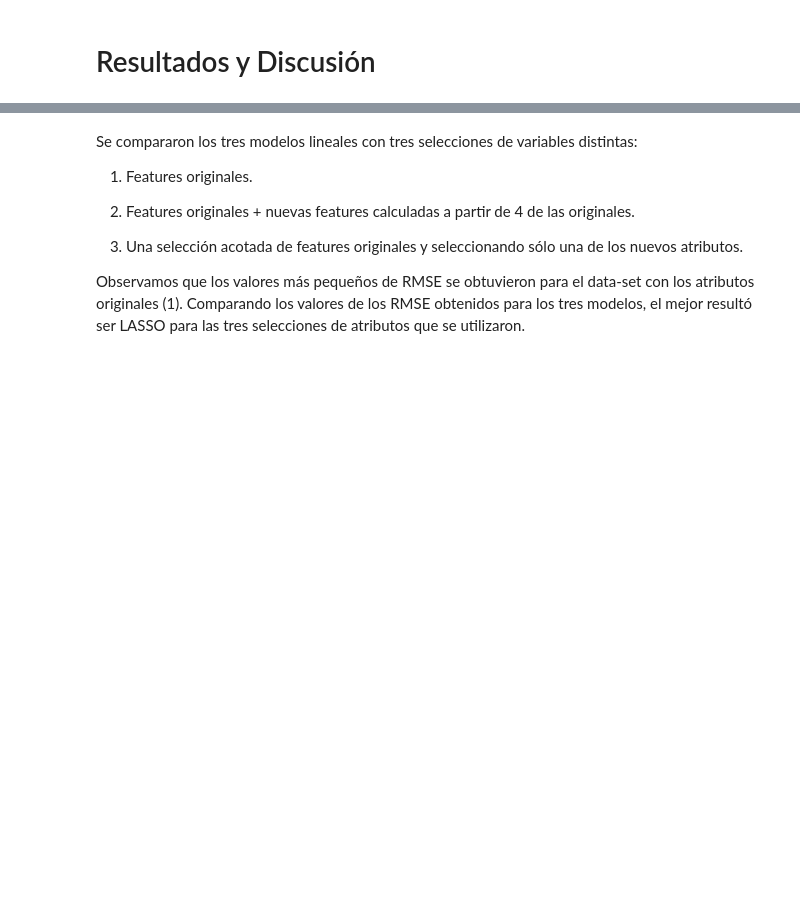
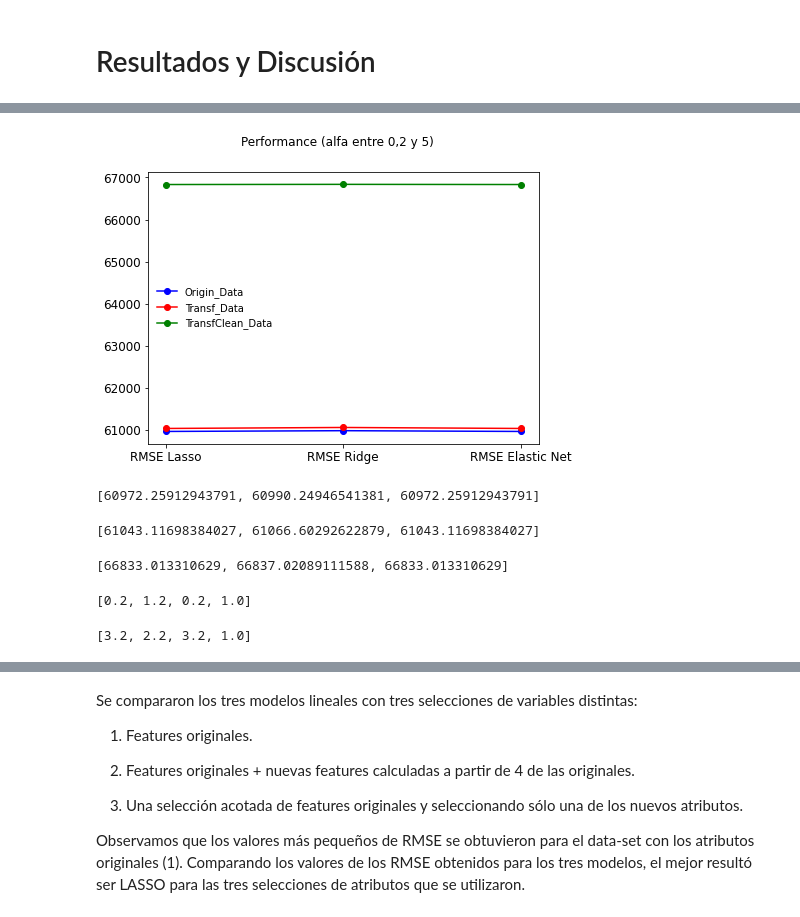
Before and after one commit to kugelblitz1235/Tp1-Reconocimiento-de-patrones, a Jupyter notebook: Informe1.ipynb, the cells around one changed output, grey strips where cells are left out. Drawn from its saved outputs; the diff is of its cells as text; code cells hidden in the pictures; blank space fills up the shorter version.

```diff
--- a/Informe1.ipynb
+++ b/Informe1.ipynb
@@ -709,0 +732,36 @@ El RMSE para Elastic Net es:69779.00411153985
+# %%
+names = ['RMSE Lasso', 'RMSE Ridge', 'RMSE Elastic Net']
+values1 = [rmse_lasso_1, rmse_ridge_1, rmse_elastic_1]
+values2 = [rmse_lasso_2, rmse_ridge_2, rmse_elastic_2]
+values3 = [rmse_lasso_3, rmse_ridge_3, rmse_elastic_3]
+plt.figure(figsize=(7, 5))
+
+plt.plot(names, (values1), 'bo-', label='Origin_Data')#np.log
+plt.plot(names, (values2), 'ro-', label='Transf_Data')#np.log
+plt.plot(names, (values3), 'go-', label='TransfClean_Data')#np.log
+plt.legend(loc='center left', frameon=False)
+plt.suptitle('Performance (alfa entre 0,2 y 5)')
+plt.show()
+# %% [output]
+[figure, added]
+# %%
+#(alfa entre 5 y 10) PERFORMANCE
+values1
+# %% [output]
+[60972.25912943791, 60990.24946541381, 60972.25912943791]
+# %%
+values2
+# %% [output]
+[61043.11698384027, 61066.60292622879, 61043.11698384027]
+# %%
+values3
+# %% [output]
+[66833.013310629, 66837.02089111588, 66833.013310629]
+# %%
+hiperParametros1
+# %% [output]
+[0.2, 1.2, 0.2, 1.0]
+# %%
+hiperParametros2
+# %% [output]
+[3.2, 2.2, 3.2, 1.0]
```
Also changed, not shown: parts of 22 cells of this notebook, 1 other file.
